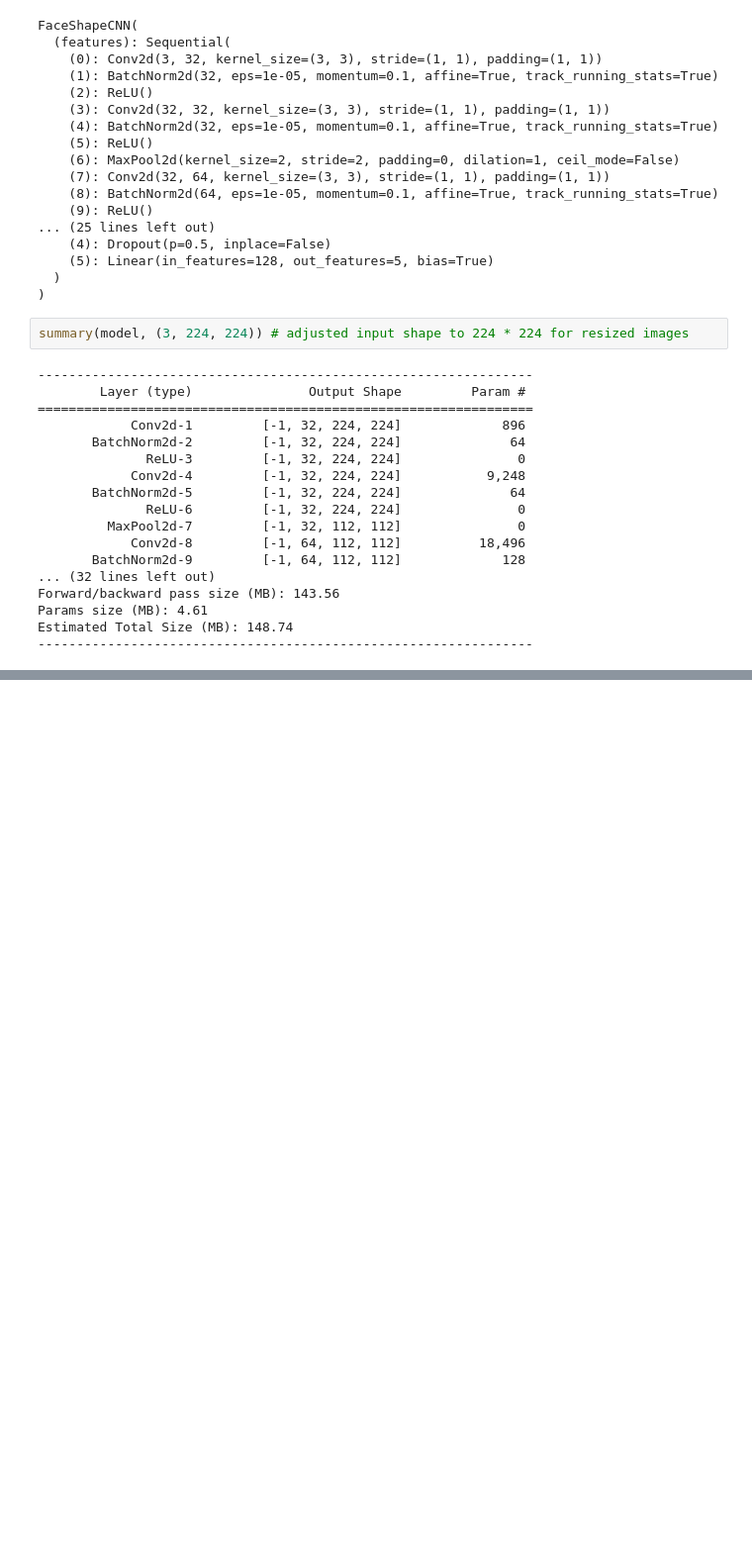
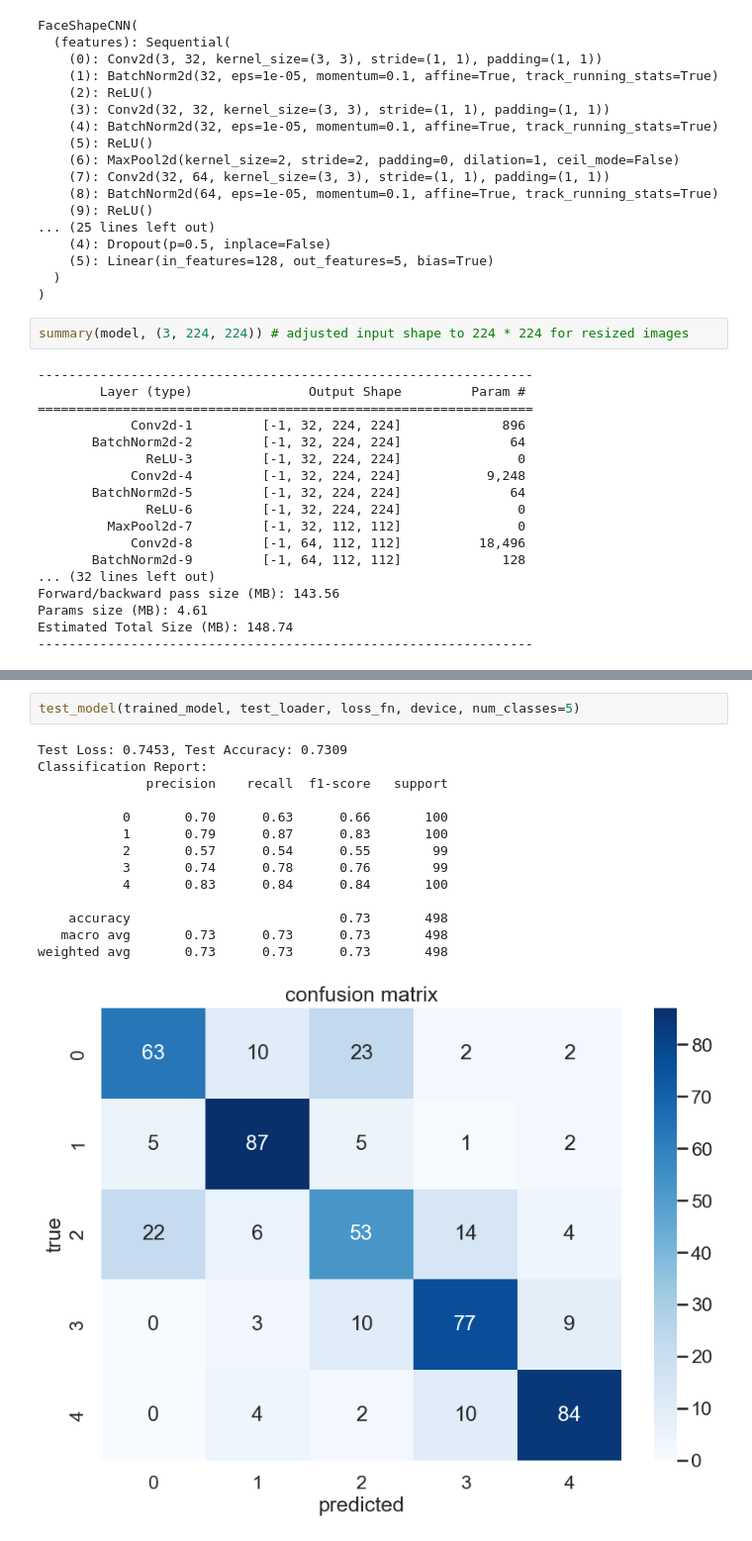
Before and after one commit to Sepide-naderi/eyeglasses_recommandation, a Jupyter notebook: face_shape_classification.ipynb, the cells around one changed output, grey strips where cells are left out. Shown at 99% size. Drawn from its saved outputs; the diff is of its cells as text; blank space fills up the shorter version.

```diff
--- a/face_shape_classification.ipynb
+++ b/face_shape_classification.ipynb
@@ -511,0 +959,17 @@ Estimated Total Size (MB): 148.74
+# %%
+test_model(trained_model, test_loader, loss_fn, device, num_classes=5)
+# %% [output]
+Test Loss: 0.7453, Test Accuracy: 0.7309
+Classification Report:
+              precision    recall  f1-score   support
+
+           0       0.70      0.63      0.66       100
+           1       0.79      0.87      0.83       100
+           2       0.57      0.54      0.55        99
+           3       0.74      0.78      0.76        99
+           4       0.83      0.84      0.84       100
+
+    accuracy                           0.73       498
+   macro avg       0.73      0.73      0.73       498
+weighted avg       0.73      0.73      0.73       498
+[figure, added]
```
Also changed, not shown: parts of 9 cells of this notebook, 1 other file.
